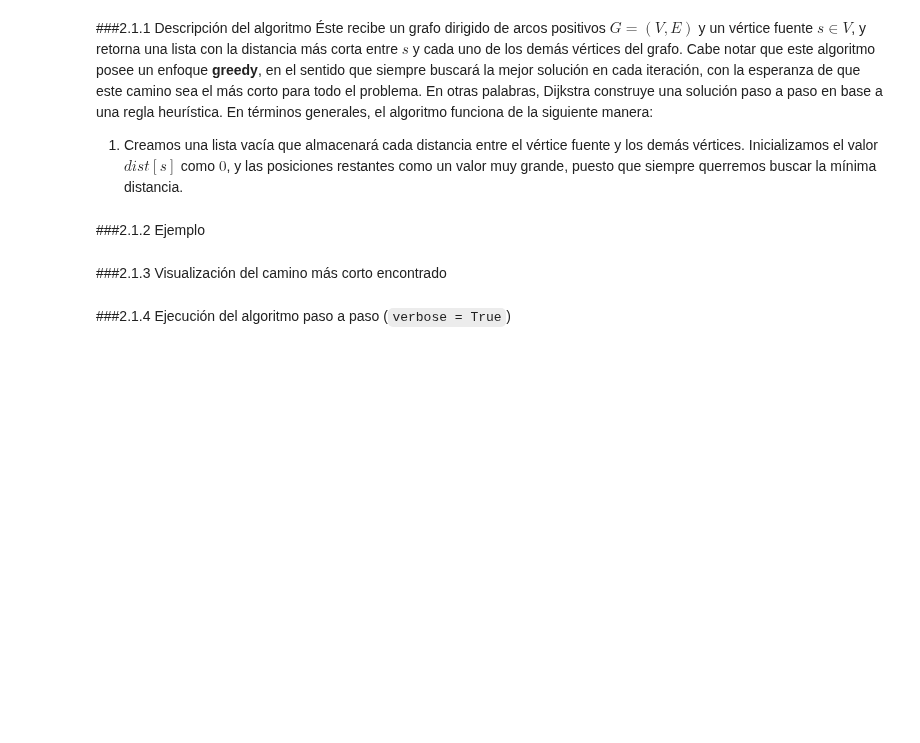
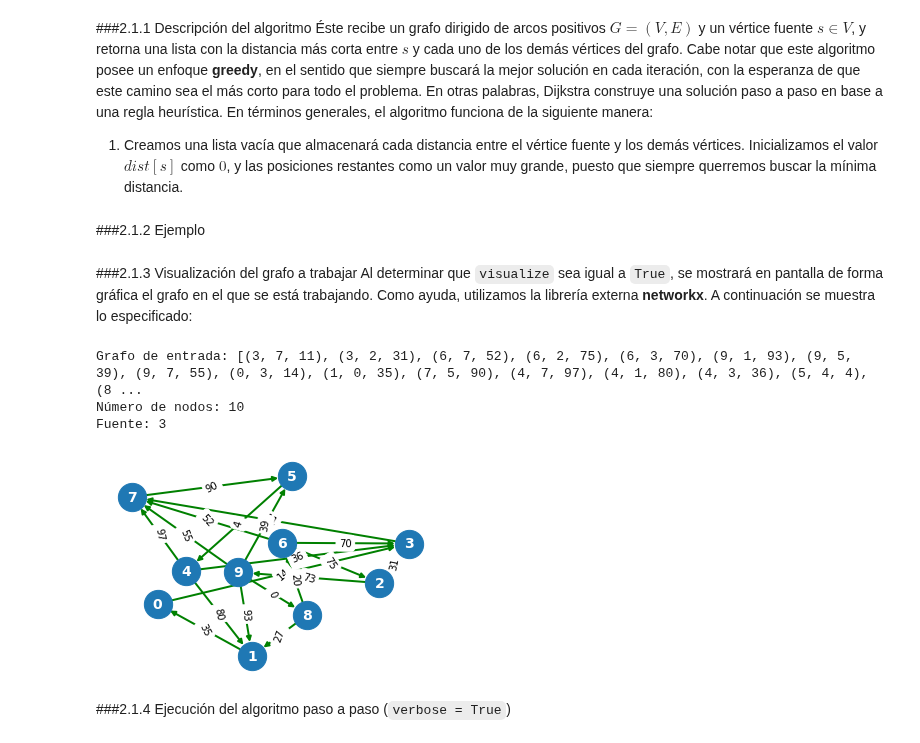
Before and after one commit to Sylver640/ADA-Informes, a Jupyter notebook: Informe_BellmanFord.ipynb, the cells around one changed output. Drawn from its saved outputs; the diff is of its cells as text; code cells hidden in the pictures; blank space fills up the shorter version.

```diff
--- a/Informe_BellmanFord.ipynb
+++ b/Informe_BellmanFord.ipynb
@@ -37,5 +37,6 @@ A continuación, se presentarán las implementaciones de los dos algoritmos menc
 # %%
 import random
+import networkx as nx
 
 ### Generadores de instancia ###
 
@@ -161,15 +162,37 @@ def instance_generator_dijkstra(n: int):
             return instance_generator_dijkstra(n)
 
     return graph, graph[0][0]
+
+##Conversión de grafo al formato "networkx"##
+def graph_to_nxdigraph(graph: list, n: int):
+    """
+        Input: Un grafo en formato list[tuple]. Ej: [(0, 1, 10), (1, 2, 15), (2, 0, 7)].
+        Output: Un nx.DiGraph de la libreria networkx.
+    """
+    nxdigraph = nx.DiGraph()
+    [nxdigraph.add_node(i) for i in range(n)]
+
+    for v in graph:
+        nxdigraph.add_edge(v[0], v[1], weight=v[2])
+
+    return nxdigraph
 # %% [markdown]
 ##2.1 Algoritmo de Dijkstra
 También llamado "algoritmo de caminos mínimos", éste fue concebido por el científico en computación Edsger Dijkstra en 1956, y publicado en 1959. Soluciona la primera versión del problema, es decir, solo trabaja con arcos positivos.
 # %%
 from termcolor import cprint
 
-def dijkstraAlgorithm(G, s, verbose, visualize):
+def dijkstraAlgorithm(G, s, nodos, verbose, visualize):
   distancias = [1e7] * len(G)
   distancias[s] = 0
+
+  if visualize == True:
+    G_to_networkx = graph_to_nxdigraph(G, nodos) #Se transforma nuestro grafo a uno compatible con la libreria networkx
+    pos=nx.spring_layout(G_to_networkx)
+    labels = nx.get_edge_attributes(G_to_networkx,'weight') #Se agregan los pesos a nuestro grafo visual
+    #Con ayuda de los comandos proveídos por networkx, mostramos en pantalla el grafo en el que se está trabajando
+    nx.draw_networkx_edge_labels(G_to_networkx,pos,edge_labels=labels,font_size=10)
+    nx.draw(G_to_networkx, pos, with_labels = True, node_size=800, font_color="white", font_size=14, font_weight="black", width  =2.0, edge_color ="green")
 
   return 0
 
@@ -180,5 +203,5 @@ G_dijkstra, fuente_dijkstra = instance_generator_dijkstra(n_dijkstra)
 print(f"Dijkstra: {G_dijkstra}")
 print(f"Fuente: {fuente_dijkstra}")
 
-dijkstraAlgorithm(G_dijkstra, fuente_dijkstra, verbose = False, visualize = False)
+dijkstraAlgorithm(G_dijkstra, fuente_dijkstra, n_dijkstra, verbose = False, visualize = False)
 # %% [output]
@@ -191,8 +214,22 @@ Fuente: 7
 1. Creamos una lista vacía que almacenará cada distancia entre el vértice fuente y los demás vértices. Inicializamos el valor $dist[s]$ como $0$, y las posiciones restantes como un valor muy grande, puesto que siempre querremos buscar la mínima distancia.
 # %% [markdown]
 ###2.1.2 Ejemplo
-# %% [markdown]
-###2.1.3 Visualización del camino más corto encontrado
+# %% [markdown]
+###2.1.3 Visualización del grafo a trabajar
+Al determinar que `visualize` sea igual a `True`, se mostrará en pantalla de forma gráfica el grafo en el que se está trabajando. Como ayuda, utilizamos la librería externa **networkx**. A continuación se muestra lo especificado:
+# %%
+n_dijkstra = random.randint(5,10)
+G_dijkstra, fuente_dijkstra = instance_generator_dijkstra(n_dijkstra)
+cprint(f"Grafo de entrada: {G_dijkstra}", 'yellow', attrs=["bold"])
+cprint(f"Número de nodos: {n_dijkstra}")
+cprint(f"Fuente: {fuente_dijkstra}", "yellow", attrs=["bold"])
+
+distancias = dijkstraAlgorithm(G_dijkstra, fuente_dijkstra, n_dijkstra, verbose = False, visualize  = True)
+# %% [output]
+Grafo de entrada: [(3, 7, 11), (3, 2, 31), (6, 7, 52), (6, 2, 75), (6, 3, 70), (9, 1, 93), (9, 5, 39), (9, 7, 55), (0, 3, 14), (1, 0, 35), (7, 5, 90), (4, 7, 97), (4, 1, 80), (4, 3, 36), (5, 4, 4), (8 ...
+Número de nodos: 10
+Fuente: 3
+[figure, added]
 # %% [markdown]
 ###2.1.4 Ejecución del algoritmo paso a paso (`verbose = True`)
 # %% [markdown]
```
Also changed, not shown: parts of 9 cells of this notebook.
